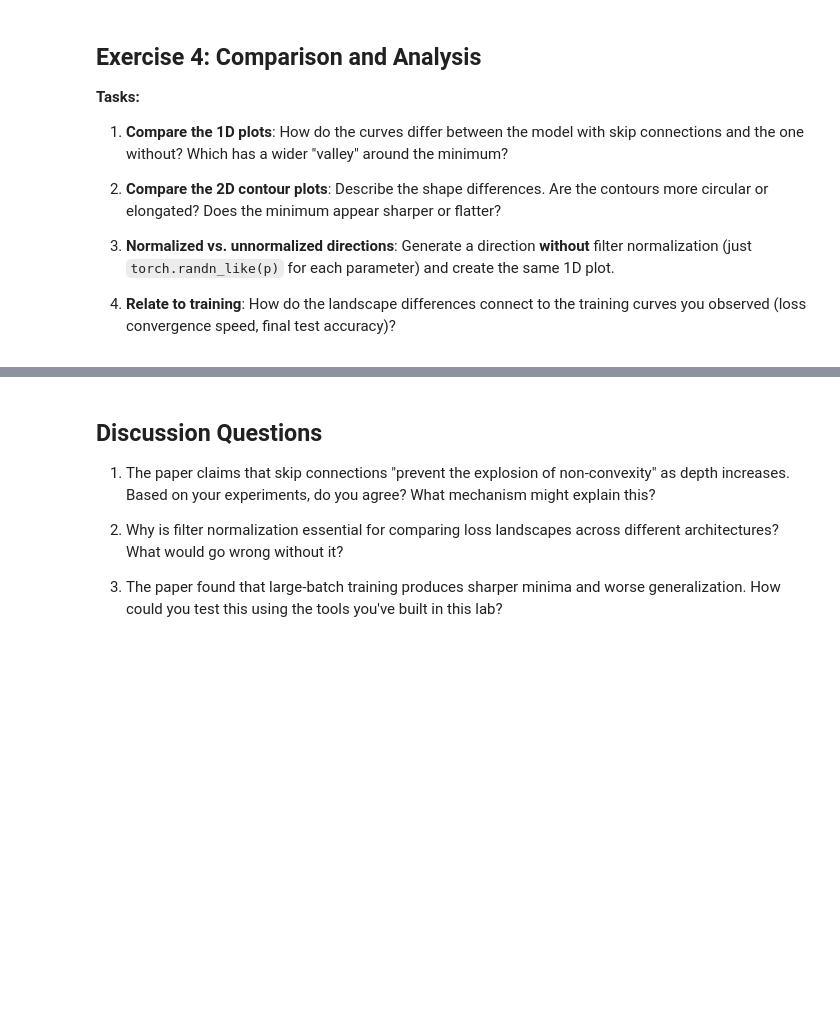
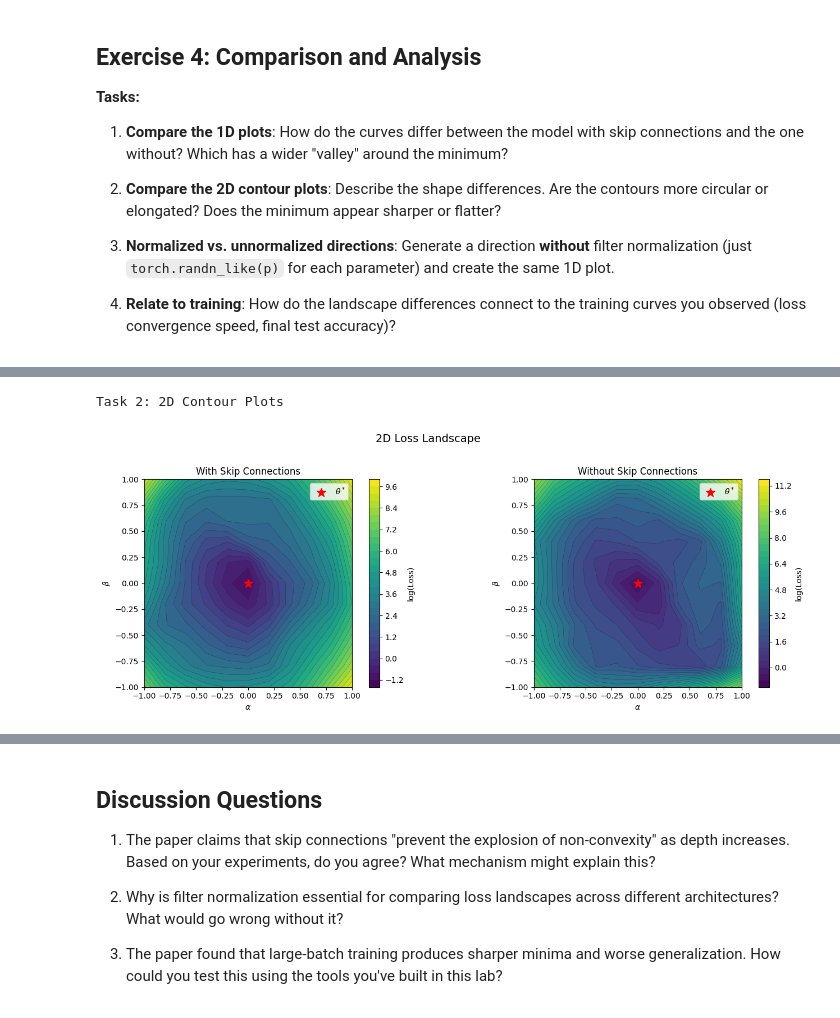
Before and after one commit to jgrzes/agh-stochastic-ml, a Jupyter notebook: lab7_new/instructions.ipynb, the cells around one changed output, grey strips where cells are left out. Cells and saved outputs as stored; diff of their text form; code cells hidden in the pictures; blank space fills up the shorter version.

```diff
--- a/lab7_new/instructions.ipynb
+++ b/lab7_new/instructions.ipynb
@@ -539,3 +536,17 @@ plt.show()
+# %%
+print("Task 2: 2D Contour Plots")
+_, (ax1, ax2) = plt.subplots(1, 2, figsize=(14, 5))
+
+vmax = max(np.log(grid_skip).max(), np.log(grid_noskip).max())
+plot_loss_contour(grid_skip, grid_points, grid_points, "With Skip Connections", ax=ax1, vmax=vmax)
+plot_loss_contour(grid_noskip, grid_points, grid_points, "Without Skip Connections", ax=ax2, vmax=vmax)
+
+plt.suptitle("2D Loss Landscape", fontsize=14, y=1.02)
+plt.tight_layout()
+plt.show()
+# %% [output]
+Task 2: 2D Contour Plots
+[figure, added]
 # %%
 def get_random_unnormalized_direction(model: nn.Module) -> list[torch.Tensor]:
     return [torch.randn_like(p) for p in model.parameters()]
```
Also changed, not shown: parts of 10 cells of this notebook.
